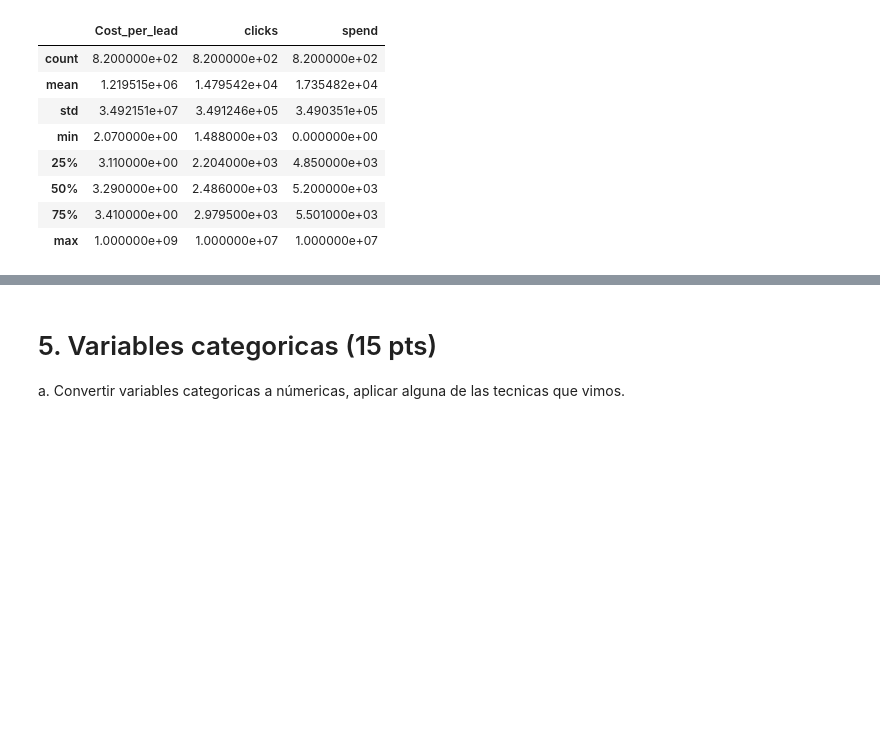
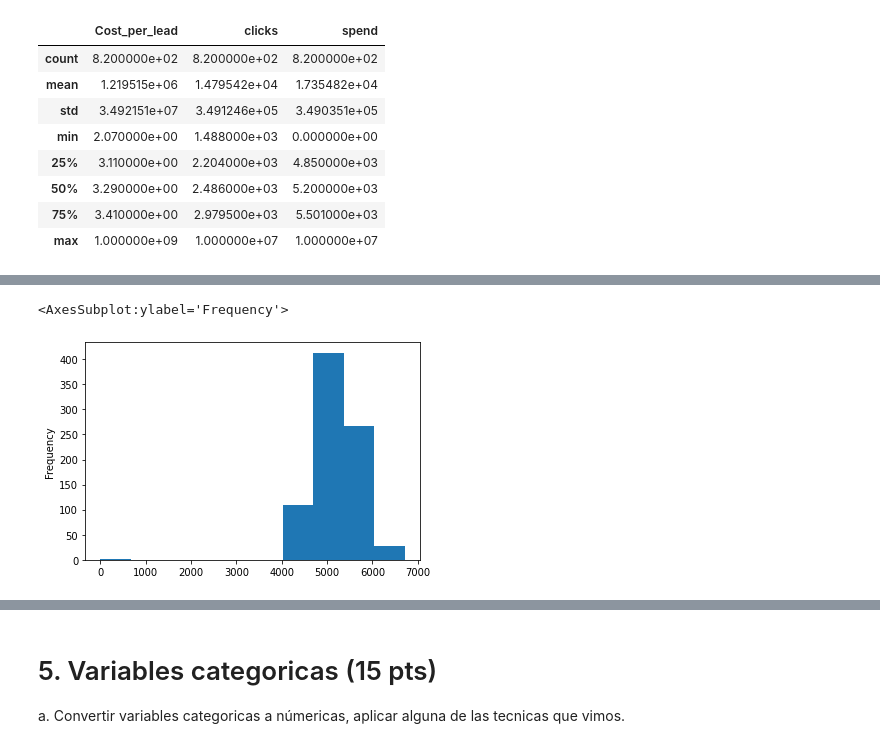
Before and after one commit to clarapinasco/UCEMA, a Jupyter notebook: Alumna/16-examen/examen.ipynb, the cells around one changed output, grey strips where cells are left out. Saved outputs shown, nothing was run; the diff lists cells and outputs as text; code cells hidden in the pictures; blank space fills up the shorter version.

```diff
--- a/Alumna/16-examen/examen.ipynb
+++ b/Alumna/16-examen/examen.ipynb
@@ -269,0 +275,6 @@ b. Elegir un método de escalado
+# %%
+from sklearn.preprocessing import StandardScaler
+
+scaler = StandardScaler()
+df1['clicks'] = scaler.fit_transform(df1[['clicks']])
+df1
@@ -269,0 +295,5 @@ b. Elegir un método de escalado
+# %%
+df1.spend.plot.hist()
+# %% [output]
+<AxesSubplot:ylabel='Frequency'>
+[figure, added]
```
Also changed, not shown: parts of 23 cells of this notebook, 13 other files.
